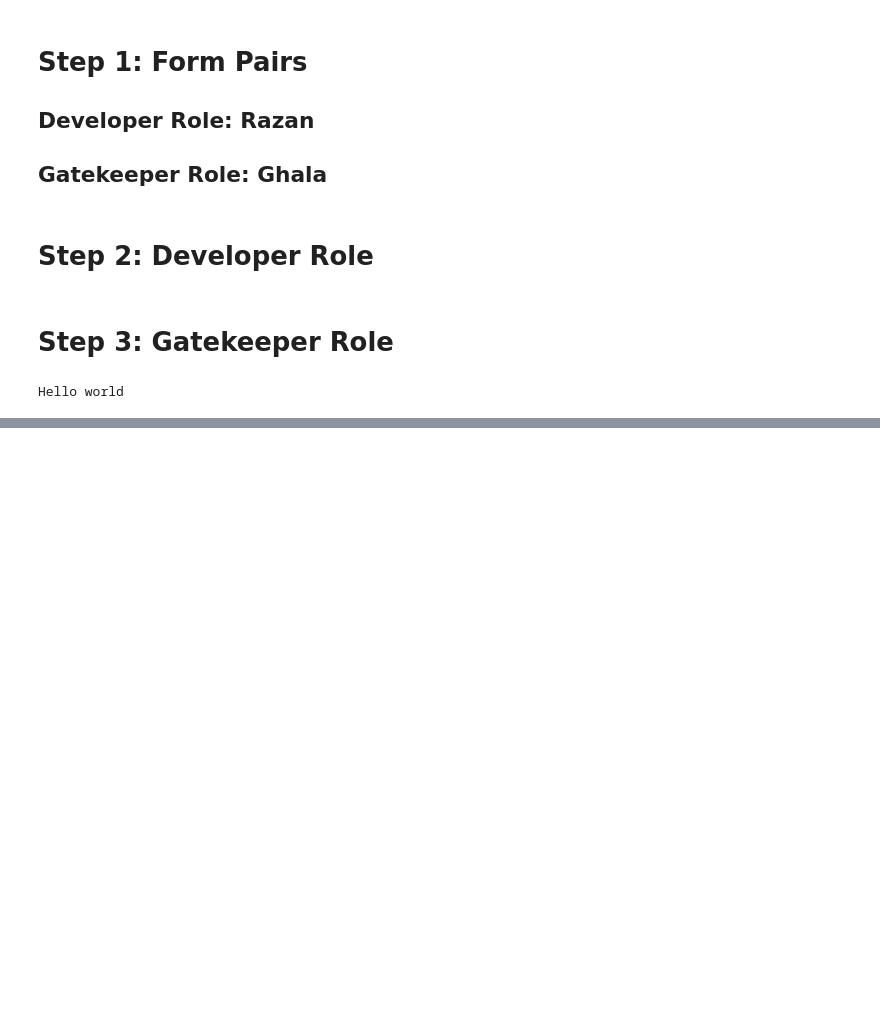
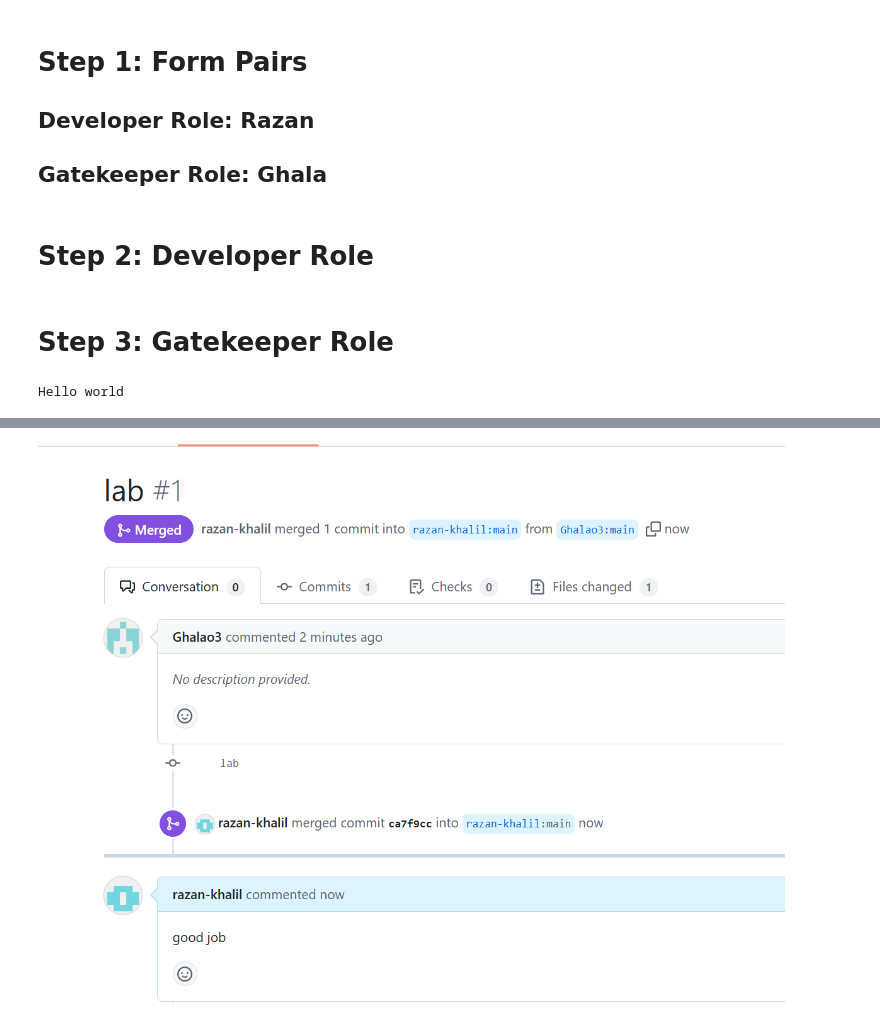
Before and after one commit to razan-khalil/day5_week6lab, a Jupyter notebook: main.ipynb, the cells around one changed output, grey strips where cells are left out. Cells and saved outputs as stored; diff of their text form; code cells hidden in the pictures; blank space fills up the shorter version.

```diff
--- a/main.ipynb
+++ b/main.ipynb
@@ -110,0 +120,4 @@ Hello world
+# %%
+Image(filename='lab_day5wek6.png')
+# %% [output]
+[figure, added]
```
Also changed, not shown: parts of 2 cells of this notebook, 2 other files.
